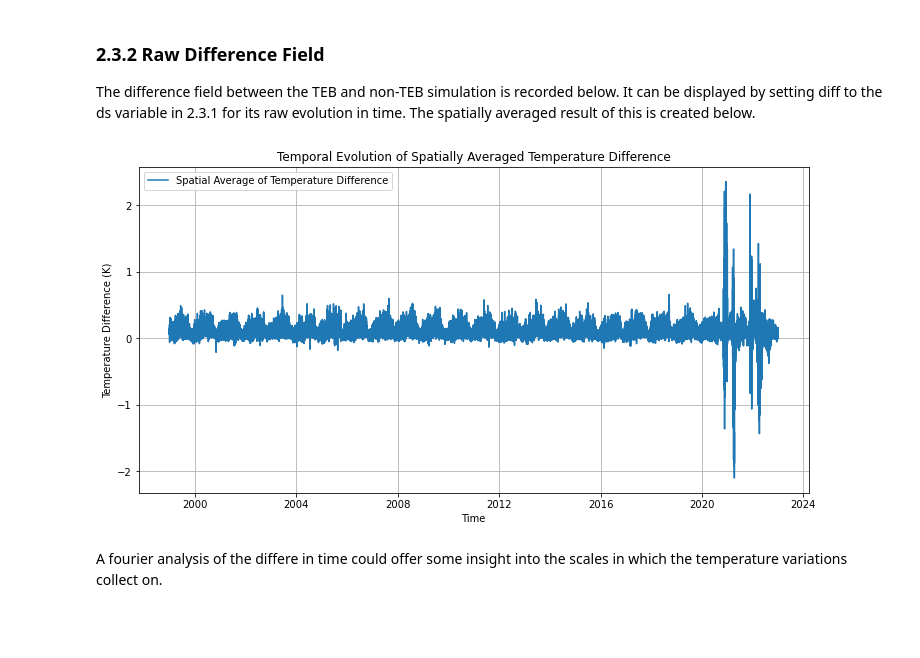
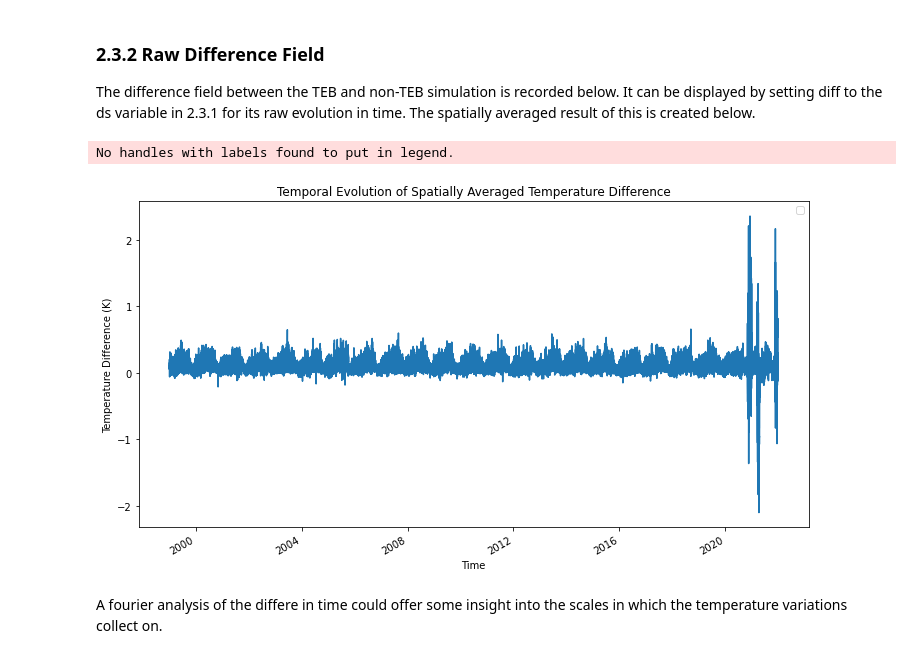
Before and after one commit to devongulley1602/urban_heat_waves, a Jupyter notebook: assorted_scripts.ipynb, the cells around one changed output. Drawn from its saved outputs; the diff is of its cells as text; code cells hidden in the pictures; blank space fills up the shorter version.

```diff
--- a/assorted_scripts.ipynb
+++ b/assorted_scripts.ipynb
@@ -362,7 +515,6 @@ plt.show()
 ### 2.3.2 Raw Difference Field
 The difference field between the TEB and non-TEB simulation is recorded below. It can be displayed by setting diff to the ds variable in 2.3.1 for its raw evolution in time. The spatially averaged result of this is created below.
 # %%
-diff = (tas_ERA5_TEB['tas'] - tas_ERA5_noTEB['tas']).expand_dims(lev=[1.5]).to_dataset(name='tas')
-diff
+diff = (tas_ERA5_TEB['tas'] - tas_ERA5_noTEB['tas'])#.expand_dims(lev=[1.5])
 # %%
 spatial_avg_diffs = diff.mean(dim=['rlat', 'rlon'])
@@ -370,14 +522,15 @@ spatial_avg_diff_temps = spatial_avg_diffs['tas'].squeeze()
 # %%
 plt.figure(figsize=(12, 6))
-plt.plot(spatial_avg_diffs['time'], spatial_avg_diff_temps, label='Spatial Average of Temperature Difference')
+# plt.plot(spatial_avg_diffs.time, spatial_avg_diffs.values, label='Spatial Average of Temperature Difference')
+spatial_avg_diffs.plot()
 plt.xlabel('Time')
 plt.ylabel('Temperature Difference (K)')
 plt.title('Temporal Evolution of Spatially Averaged Temperature Difference')
 plt.legend()
-plt.grid(True)
 plt.show()
 # %% [output]
+No handles with labels found to put in legend.
-[figure, old version]
+[figure, new version]
 # %% [markdown]
 A fourier analysis of the differe in time could offer some insight into the scales in which the temperature variations collect on.
 # %%
```
Also changed, not shown: parts of 57 cells of this notebook.
